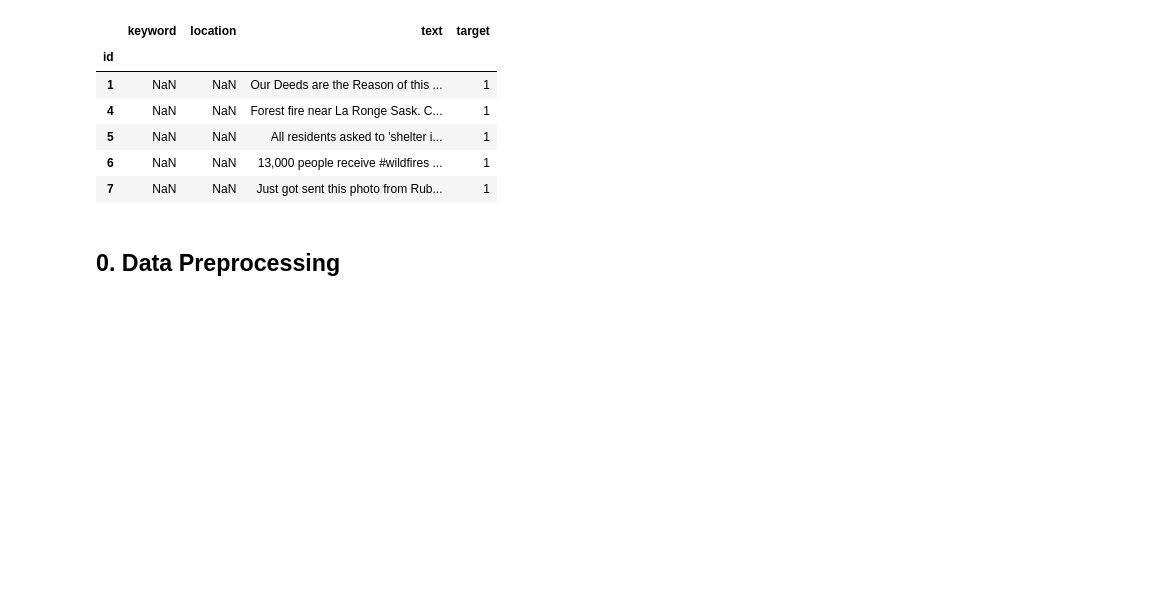
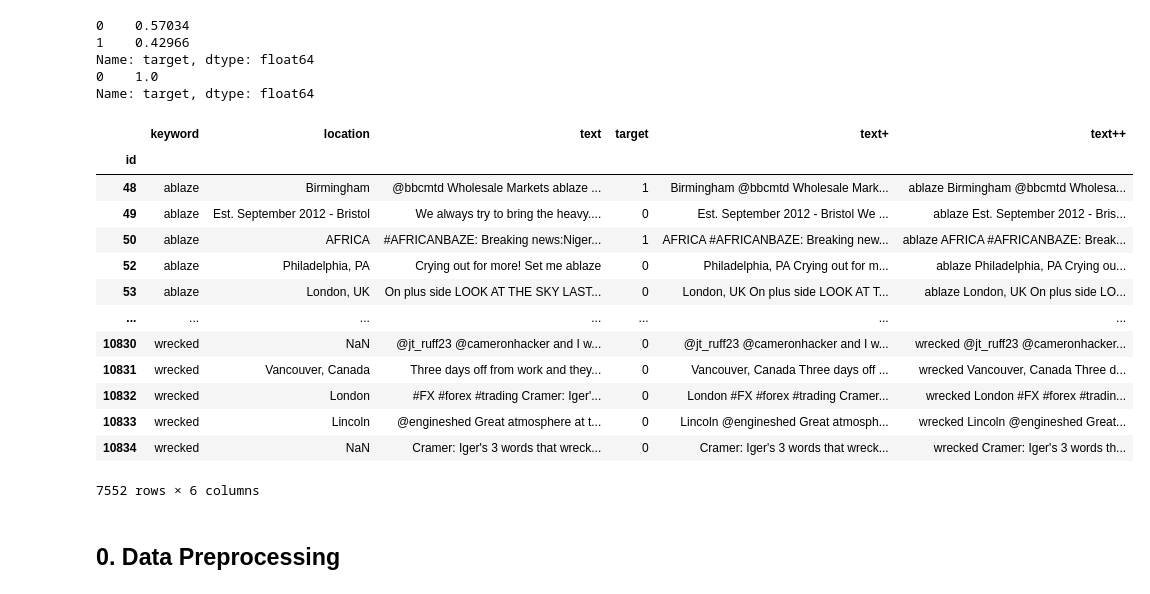
Before and after one commit to IreneFP/CS5304-Final-Project-Data-Science, a Jupyter notebook: tweet preprocessing + NN.ipynb, the cells around one changed output. Saved outputs shown, nothing was run; the diff lists cells and outputs as text; code cells hidden in the pictures; blank space fills up the shorter version.

```diff
--- a/tweet preprocessing + NN.ipynb
+++ b/tweet preprocessing + NN.ipynb
@@ -1,36 +1,62 @@
 # %%
 import pandas as pd
 import numpy as np
+from math import isnan
 from sklearn.metrics import confusion_matrix as confmat
 from sklearn.metrics import f1_score as f1
 # from sklearn.metrics import plot_confusion_matrix as plot_confmat
 
 # import re
 # import string
 import random
 import importlib
 
 # import nltk
 # from nltk.corpus import stopwords
 # from nltk.stem.porter import PorterStemmer
 
 import torch
 import preprocess
 import dan
 
 import gensim
 # load dataset and preprocess
+# twt = pd.read_csv('train.csv')
 twt = pd.read_csv('train.csv')
 twt = twt.set_index('id')
+# twt = twt.loc[twt.index < 20000,]
+add = pd.read_csv('tweets_0_300.csv')
+add = add.set_index('id')
 twt.head()
+
+print(twt['target'].value_counts()/len(twt['target']))
+print(add['target'].value_counts()/len(add['target']))
+
+# create text+ column which includes location
+twt['text+'] = twt.apply(lambda x: x['text'] if pd.isna(x['location']) else  x['location'] + ' ' + x['text'], axis = 1)
+
+twt['text++'] = twt.apply(lambda x: x['text+'] if pd.isna(x['keyword']) else x['keyword'] + ' ' + x['text+'], axis = 1)
+twt.loc[~twt['keyword'].isna(),]
 # %% [output]
+0    0.57034
+1    0.42966
+Name: target, dtype: float64
+0    1.0
+Name: target, dtype: float64
-|  | keyword | location | text | target |
-| id |  |  |  |  |
-| 1 | NaN | NaN | Our Deeds are the Reason of this ... | 1 |
-| 4 | NaN | NaN | Forest fire near La Ronge Sask. C... | 1 |
-| 5 | NaN | NaN | All residents asked to 'shelter i... | 1 |
-| 6 | NaN | NaN | 13,000 people receive #wildfires ... | 1 |
-| 7 | NaN | NaN | Just got sent this photo from Rub... | 1 |
+|  | keyword | location | text | target | text+ | text++ |
+| id |  |  |  |  |  |  |
+| 48 | ablaze | Birmingham | @bbcmtd Wholesale Markets ablaze ... | 1 | Birmingham @bbcmtd Wholesale Mark... | ablaze Birmingham @bbcmtd Wholesa... |
+| 49 | ablaze | Est. September 2012 - Bristol | We always try to bring the heavy.... | 0 | Est. September 2012 - Bristol We ... | ablaze Est. September 2012 - Bris... |
+| 50 | ablaze | AFRICA | #AFRICANBAZE: Breaking news:Niger... | 1 | AFRICA #AFRICANBAZE: Breaking new... | ablaze AFRICA #AFRICANBAZE: Break... |
+| 52 | ablaze | Philadelphia, PA | Crying out for more! Set me ablaze | 0 | Philadelphia, PA Crying out for m... | ablaze Philadelphia, PA Crying ou... |
+| 53 | ablaze | London, UK | On plus side LOOK AT THE SKY LAST... | 0 | London, UK On plus side LOOK AT T... | ablaze London, UK On plus side LO... |
+| ... | ... | ... | ... | ... | ... | ... |
+| 10830 | wrecked | NaN | @jt_ruff23 @cameronhacker and I w... | 0 | @jt_ruff23 @cameronhacker and I w... | wrecked @jt_ruff23 @cameronhacker... |
+| 10831 | wrecked | Vancouver, Canada | Three days off from work and they... | 0 | Vancouver, Canada Three days off ... | wrecked Vancouver, Canada Three d... |
+| 10832 | wrecked | London | #FX #forex #trading Cramer: Iger'... | 0 | London #FX #forex #trading Cramer... | wrecked London #FX #forex #tradin... |
+| 10833 | wrecked | Lincoln | @engineshed Great atmosphere at t... | 0 | Lincoln @engineshed Great atmosph... | wrecked Lincoln @engineshed Great... |
+| 10834 | wrecked | NaN | Cramer: Iger's 3 words that wreck... | 0 | Cramer: Iger's 3 words that wreck... | wrecked Cramer: Iger's 3 words th... |
+7552 rows × 6 columns
 # %% [markdown]
 ## 0. Data Preprocessing
 # %% [markdown]
```
Also changed, not shown: parts of 12 cells of this notebook, 2 other files.
